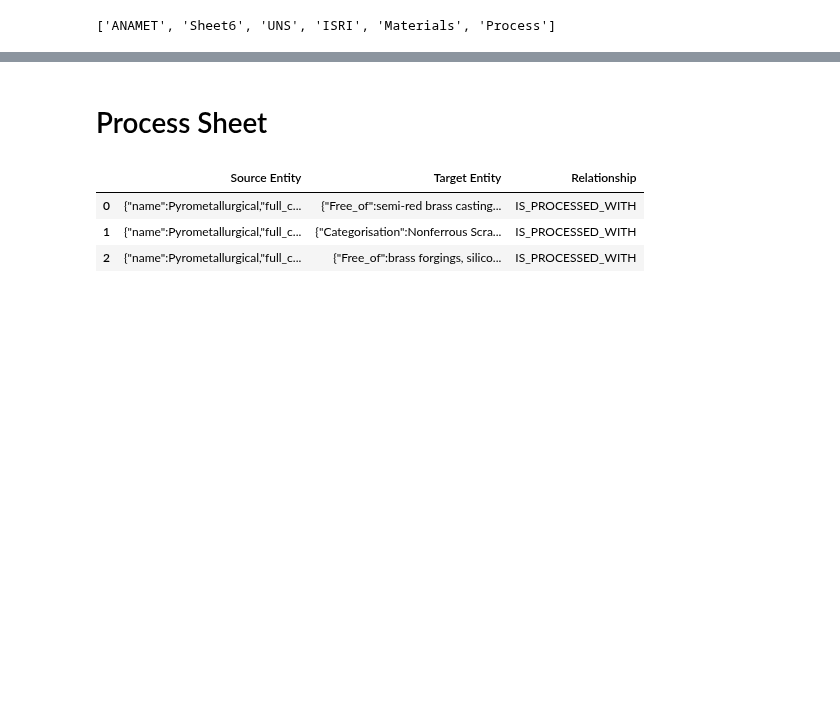
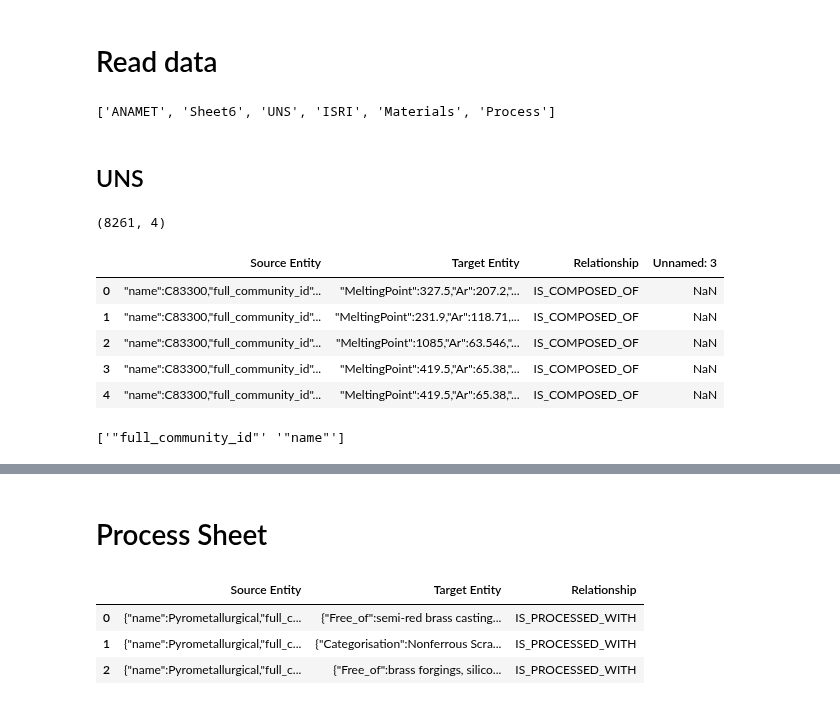
Before and after one commit to costasmexis/phd, a Jupyter notebook: scrap/Untitled.ipynb, the cells around one changed output, grey strips where cells are left out. Drawn from its saved outputs; the diff is of its cells as text; code cells hidden in the pictures; blank space fills up the shorter version.

```diff
--- a/scrap/Untitled.ipynb
+++ b/scrap/Untitled.ipynb
@@ -3,6 +8,50 @@ import pandas as pd
+# %%
+def preprocess_raw_data(df):
+
+    for col in df.columns:
+#         df[col] = df[col].str.replace('"', '', regex=True)
+        df[col] = df[col].str.replace('{', '', regex=True)
+        df[col] = df[col].str.replace('}', '', regex=True)
+
+    return df
+
+def unique_keys(df, col):
+    unq = []
+    for row in range(len(df)):
+        split_1 = len(df[col].iloc[row].split(':')) - 1
+
+        for i in range(split_1):
+
+            last_element = len(df[col].iloc[row].split(':')[i].split(',')) - 1
+            unq.append(df[col].iloc[row].split(':')[i].split(',')[last_element])
+
+    print(np.unique(unq))
+# %% [markdown]
+# Read data
 # %%
 xls = pd.ExcelFile('data/raw.xlsx')
 # %%
 xls.sheet_names
 # %% [output]
 ['ANAMET', 'Sheet6', 'UNS', 'ISRI', 'Materials', 'Process']
+# %% [markdown]
+## UNS
+# %%
+uns = pd.read_excel(xls, 'UNS')
+print(uns.shape)
+# %% [output]
+(8261, 4)
+# %%
+uns = preprocess_raw_data(uns)
+uns.head()
+# %% [output]
+|  | Source Entity | Target Entity | Relationship | Unnamed: 3 |
+| 0 | "name":C83300,"full_community_id"... | "MeltingPoint":327.5,"Ar":207.2,"... | IS_COMPOSED_OF | NaN |
+| 1 | "name":C83300,"full_community_id"... | "MeltingPoint":231.9,"Ar":118.71,... | IS_COMPOSED_OF | NaN |
+| 2 | "name":C83300,"full_community_id"... | "MeltingPoint":1085,"Ar":63.546,"... | IS_COMPOSED_OF | NaN |
+| 3 | "name":C83300,"full_community_id"... | "MeltingPoint":419.5,"Ar":65.38,"... | IS_COMPOSED_OF | NaN |
+| 4 | "name":C83300,"full_community_id"... | "MeltingPoint":419.5,"Ar":65.38,"... | IS_COMPOSED_OF | NaN |
+# %%
+unique_keys(uns, 'Source Entity')
+# %% [output]
+['"full_community_id"' '"name"']
```
Also changed, not shown: parts of 35 cells of this notebook.
